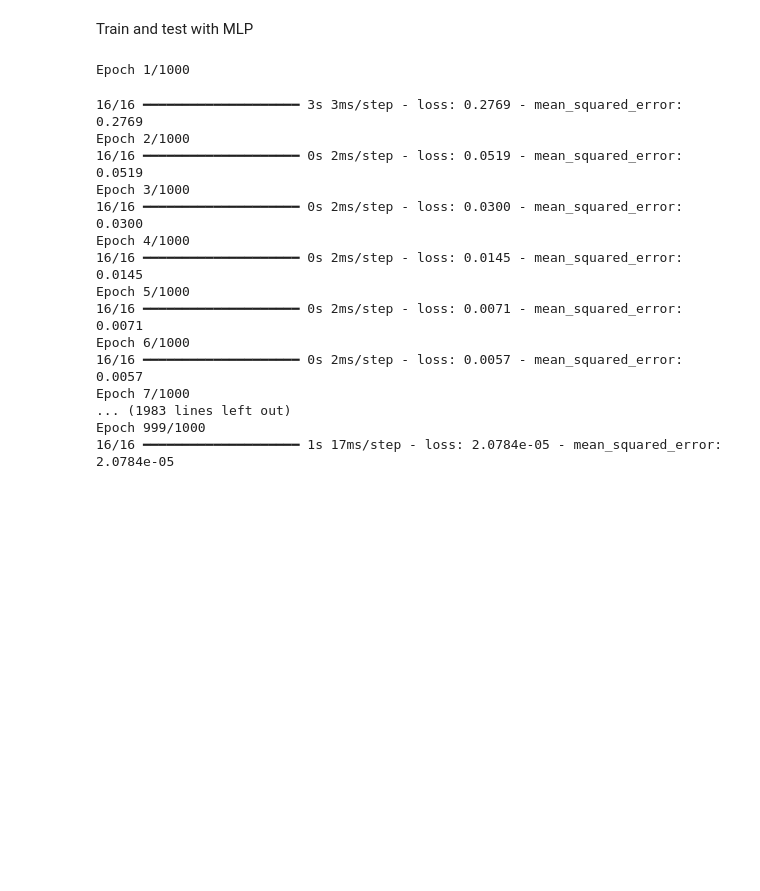
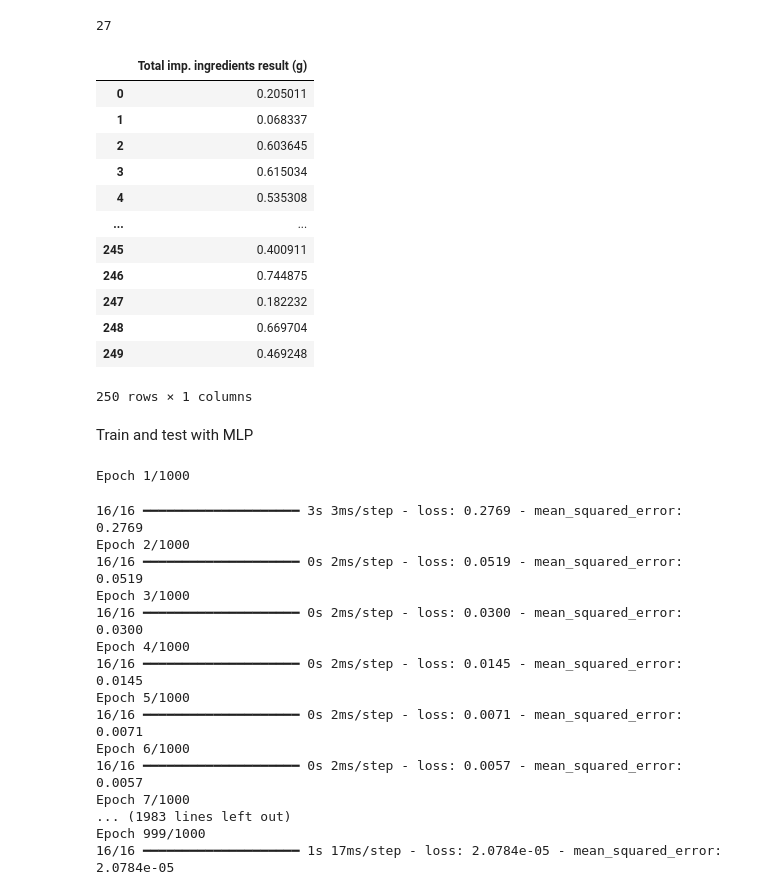
Before and after one commit to sergio185678/DietAsist-Tesis-Project, a Jupyter notebook: ModelCode_Part2.ipynb, the cells around one changed output. Saved outputs shown, nothing was run; the diff lists cells and outputs as text; code cells hidden in the pictures; blank space fills up the shorter version.

```diff
--- a/ModelCode_Part2.ipynb
+++ b/ModelCode_Part2.ipynb
@@ -77,6 +77,26 @@ X_train = X_scaled.iloc[:250]
 X_test = X_scaled.iloc[250:]
 y_train = Y_scaled.iloc[:250]
 y_test = Y_scaled.iloc[250:]
+# %%
+X_train.shape[1]
+# %% [output]
+27
+# %%
+y_train
+# %% [output]
+|  | Total imp. ingredients result (g) |
+| 0 | 0.205011 |
+| 1 | 0.068337 |
+| 2 | 0.603645 |
+| 3 | 0.615034 |
+| 4 | 0.535308 |
+| ... | ... |
+| 245 | 0.400911 |
+| 246 | 0.744875 |
+| 247 | 0.182232 |
+| 248 | 0.669704 |
+| 249 | 0.469248 |
+250 rows × 1 columns
 # %%
 MSE=[]
 RMSE=[]
```
Also changed, not shown: 3 other files.
